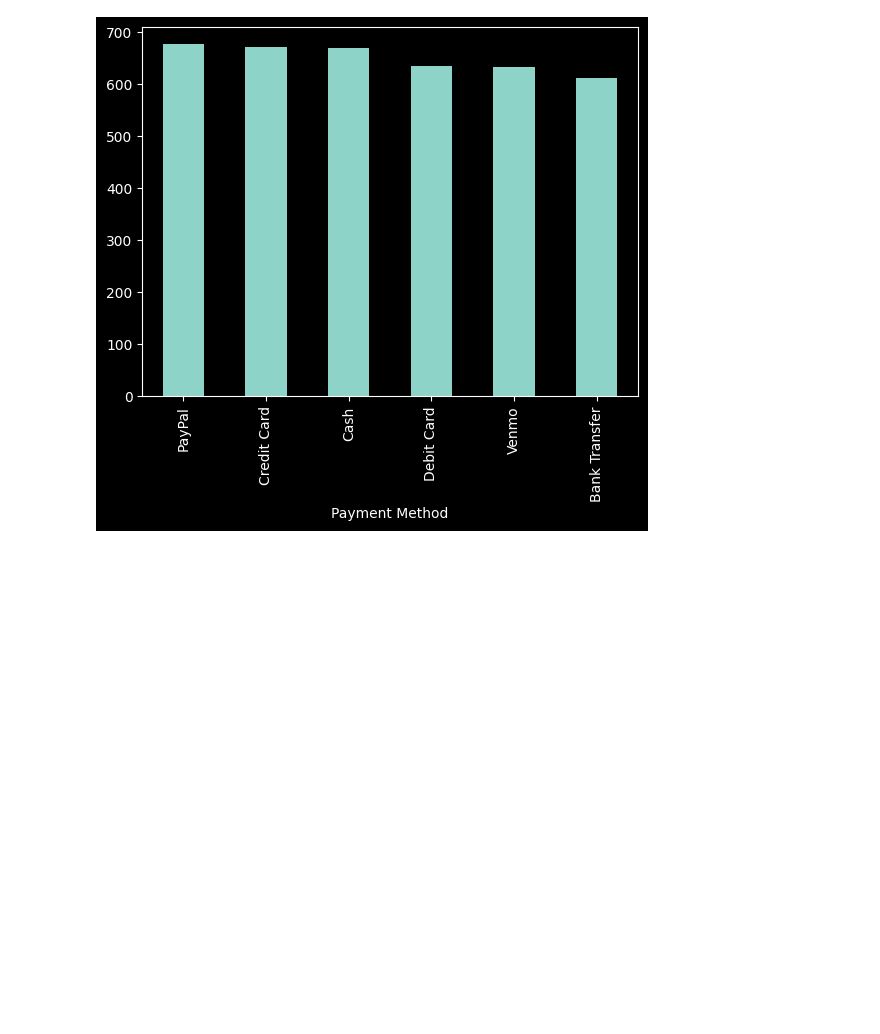
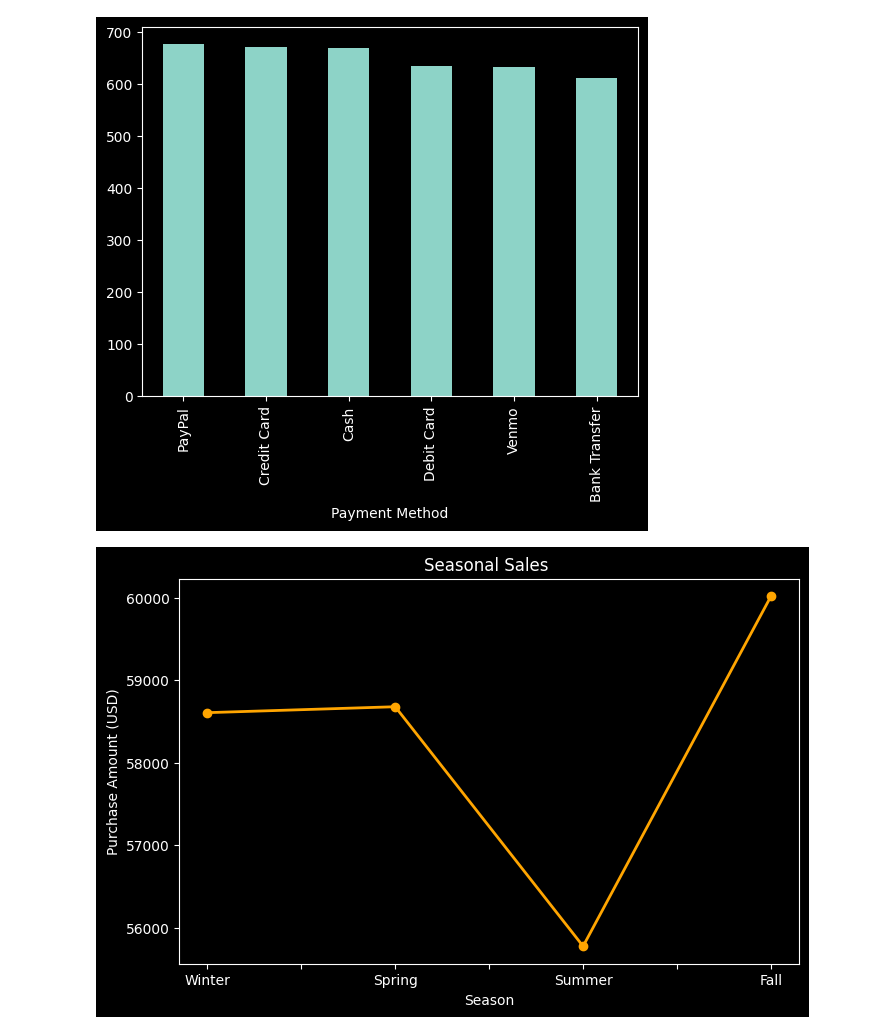
Before and after one commit to M-u-r-a-r-i/Shopping-Trends-EDA, a Jupyter notebook: EDA.ipynb, the cells around one changed output. Saved outputs shown, nothing was run; the diff lists cells and outputs as text; code cells hidden in the pictures; blank space fills up the shorter version.

```diff
--- a/EDA.ipynb
+++ b/EDA.ipynb
@@ -166,3 +166,13 @@ data["Payment Method"].value_counts().sort_values(ascending = False).plot(kind =
 # %% [output]
 <Axes: xlabel='Payment Method'>
 [figure]
+# %%
+season_sales = data.groupby("Season")["Purchase Amount (USD)"].sum().reindex(["Winter","Spring","Summer","Fall"])
+plt.figure(figsize=(8,5))
+season_sales.plot(kind="line", marker="o", linewidth=2, color="orange")
+plt.title("Seasonal Sales ")
+plt.xlabel("Season")
+plt.ylabel("Purchase Amount (USD)")
+plt.show()
+# %% [output]
+[figure, added]
```
Also changed, not shown: parts of 2 cells of this notebook.
